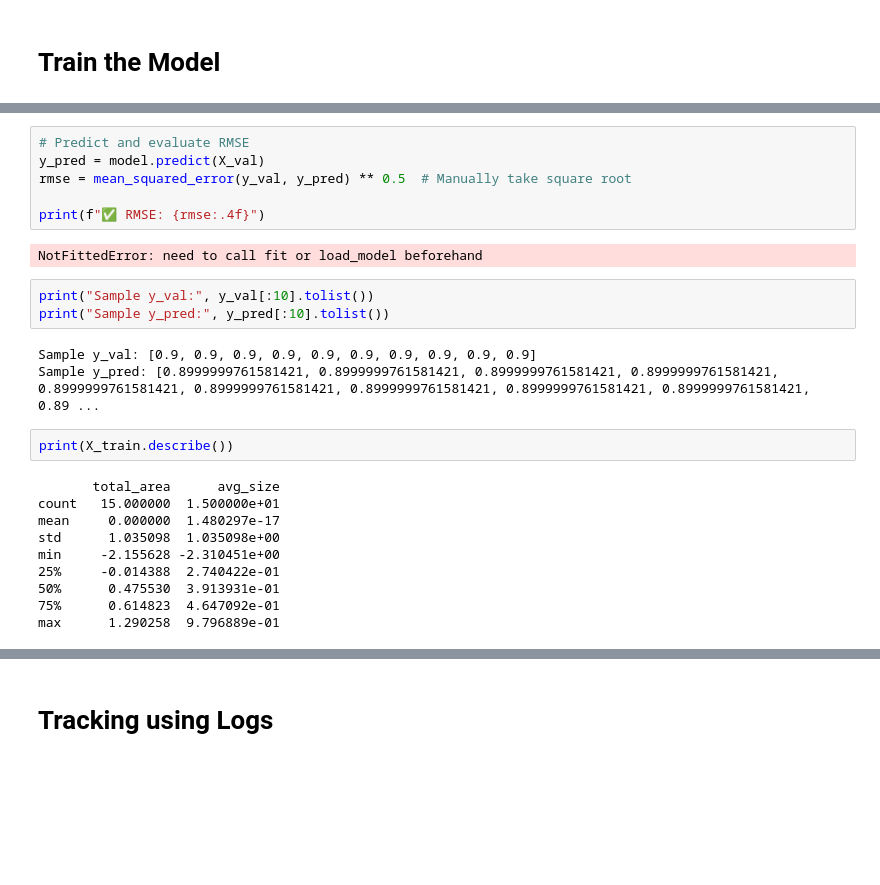
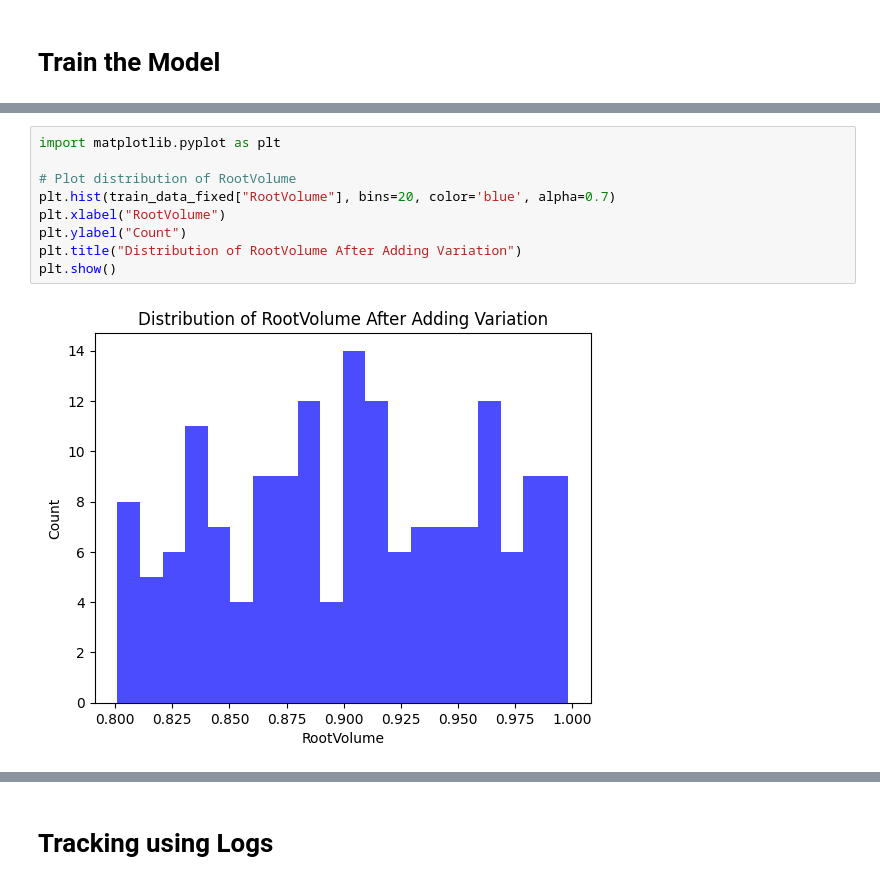
Before and after one commit to serawangari/CGIAR-Root-Volume, a Jupyter notebook: CGIAR_Root_Volume_Estimation.ipynb, the cells around one changed output, grey strips where cells are left out. Drawn from its saved outputs; the diff is of its cells as text; blank space fills up the shorter version.

```diff
--- a/CGIAR_Root_Volume_Estimation.ipynb
+++ b/CGIAR_Root_Volume_Estimation.ipynb
@@ -423,26 +353,11 @@ NameError: name 'X_test' is not defined
-# %%
-# Predict and evaluate RMSE
-y_pred = model.predict(X_val)
-rmse = mean_squared_error(y_val, y_pred) ** 0.5  # Manually take square root
-
-print(f"✅ RMSE: {rmse:.4f}")
-# %% [output]
-NotFittedError: need to call fit or load_model beforehand
-# %%
-print("Sample y_val:", y_val[:10].tolist())
-print("Sample y_pred:", y_pred[:10].tolist())
-# %% [output]
-Sample y_val: [0.9, 0.9, 0.9, 0.9, 0.9, 0.9, 0.9, 0.9, 0.9, 0.9]
-Sample y_pred: [0.8999999761581421, 0.8999999761581421, 0.8999999761581421, 0.8999999761581421, 0.8999999761581421, 0.8999999761581421, 0.8999999761581421, 0.8999999761581421, 0.8999999761581421, 0.89 ...
-# %%
-print(X_train.describe())
-# %% [output]
-       total_area      avg_size
-count   15.000000  1.500000e+01
-mean     0.000000  1.480297e-17
-std      1.035098  1.035098e+00
-min     -2.155628 -2.310451e+00
-25%     -0.014388  2.740422e-01
-50%      0.475530  3.913931e-01
-75%      0.614823  4.647092e-01
-max      1.290258  9.796889e-01
+# %%
+import matplotlib.pyplot as plt
+
+# Plot distribution of RootVolume
+plt.hist(train_data_fixed["RootVolume"], bins=20, color='blue', alpha=0.7)
+plt.xlabel("RootVolume")
+plt.ylabel("Count")
+plt.title("Distribution of RootVolume After Adding Variation")
+plt.show()
+# %% [output]
+[figure, added]
```
Also changed, not shown: parts of 22 cells of this notebook.
